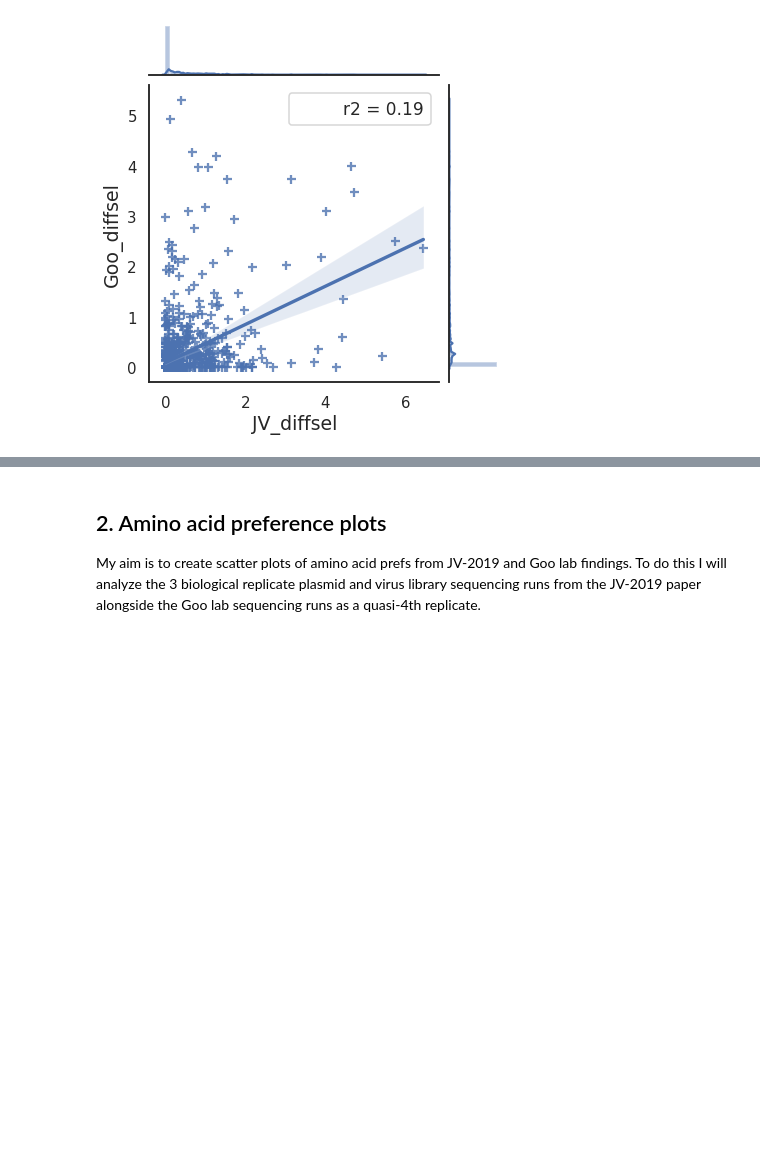
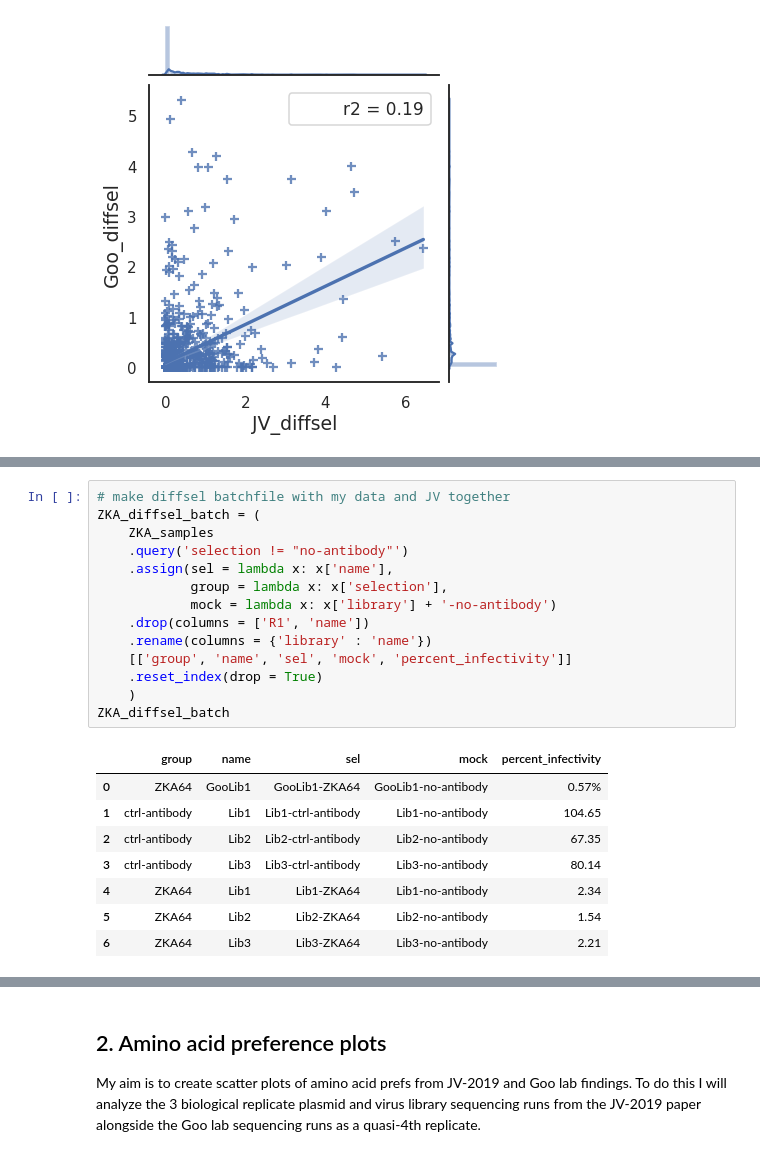
Before and after one commit to jbloomlab/ZIKV_MAP_GooLab, a Jupyter notebook: library_bottleneck_analysis.ipynb, the cells around one changed output, grey strips where cells are left out. Drawn from its saved outputs; the diff is of its cells as text; blank space fills up the shorter version.

```diff
--- a/library_bottleneck_analysis.ipynb
+++ b/library_bottleneck_analysis.ipynb
@@ -159,0 +235,23 @@ With differntial selection data I don't think we really expect to see a strong c
+# %%
+# make diffsel batchfile with my data and JV together
+ZKA_diffsel_batch = (
+    ZKA_samples
+    .query('selection != "no-antibody"')
+    .assign(sel = lambda x: x['name'],
+            group = lambda x: x['selection'],
+            mock = lambda x: x['library'] + '-no-antibody')
+    .drop(columns = ['R1', 'name'])
+    .rename(columns = {'library' : 'name'})
+    [['group', 'name', 'sel', 'mock', 'percent_infectivity']]
+    .reset_index(drop = True)
+    )
+ZKA_diffsel_batch
+# %% [output]
+|  | group | name | sel | mock | percent_infectivity |
+| 0 | ZKA64 | GooLib1 | GooLib1-ZKA64 | GooLib1-no-antibody | 0.57% |
+| 1 | ctrl-antibody | Lib1 | Lib1-ctrl-antibody | Lib1-no-antibody | 104.65 |
+| 2 | ctrl-antibody | Lib2 | Lib2-ctrl-antibody | Lib2-no-antibody | 67.35 |
+| 3 | ctrl-antibody | Lib3 | Lib3-ctrl-antibody | Lib3-no-antibody | 80.14 |
+| 4 | ZKA64 | Lib1 | Lib1-ZKA64 | Lib1-no-antibody | 2.34 |
+| 5 | ZKA64 | Lib2 | Lib2-ZKA64 | Lib2-no-antibody | 1.54 |
+| 6 | ZKA64 | Lib3 | Lib3-ZKA64 | Lib3-no-antibody | 2.21 |
```
Also changed, not shown: parts of 7 cells of this notebook.
